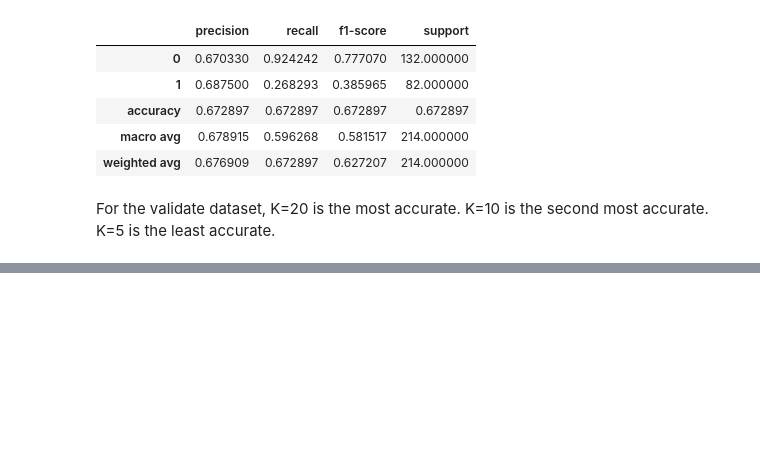
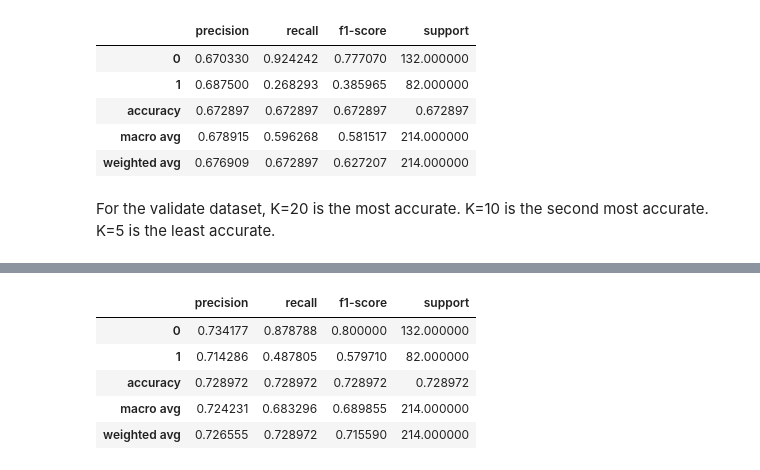
Before and after one commit to malachi-hale/classification-exercises, a Jupyter notebook: model.ipynb, the cells around one changed output, grey strips where cells are left out. Saved outputs shown, nothing was run; the diff lists cells and outputs as text; code cells hidden in the pictures; blank space fills up the shorter version.

```diff
--- a/model.ipynb
+++ b/model.ipynb
@@ -1276,0 +1357,2 @@ For the validate dataset, K=20 is the most accurate. K=10 is the second most acc
+# %%
+y_pred_1_validate = logit.predict(X_validate_1)
@@ -1276,0 +1396,11 @@ For the validate dataset, K=20 is the most accurate. K=10 is the second most acc
+# %%
+df_classification_report_validate_1 = pd.DataFrame(classification_report(y_validate, y_pred_1_validate, output_dict = True)).T
+# %%
+df_classification_report_validate_1
+# %% [output]
+|  | precision | recall | f1-score | support |
+| 0 | 0.734177 | 0.878788 | 0.800000 | 132.000000 |
+| 1 | 0.714286 | 0.487805 | 0.579710 | 82.000000 |
+| accuracy | 0.728972 | 0.728972 | 0.728972 | 0.728972 |
+| macro avg | 0.724231 | 0.683296 | 0.689855 | 214.000000 |
+| weighted avg | 0.726555 | 0.728972 | 0.715590 | 214.000000 |
```
Also changed, not shown: parts of 61 cells of this notebook, 1 other file.
